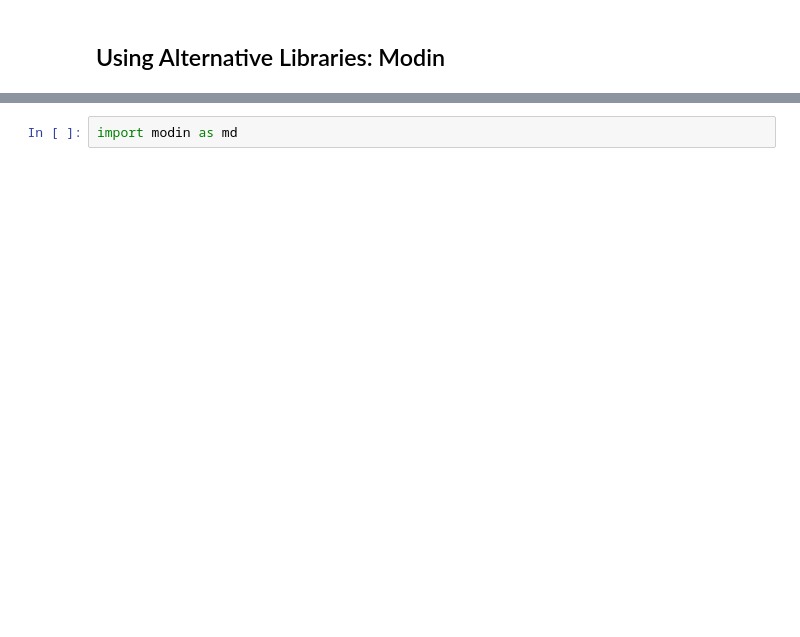
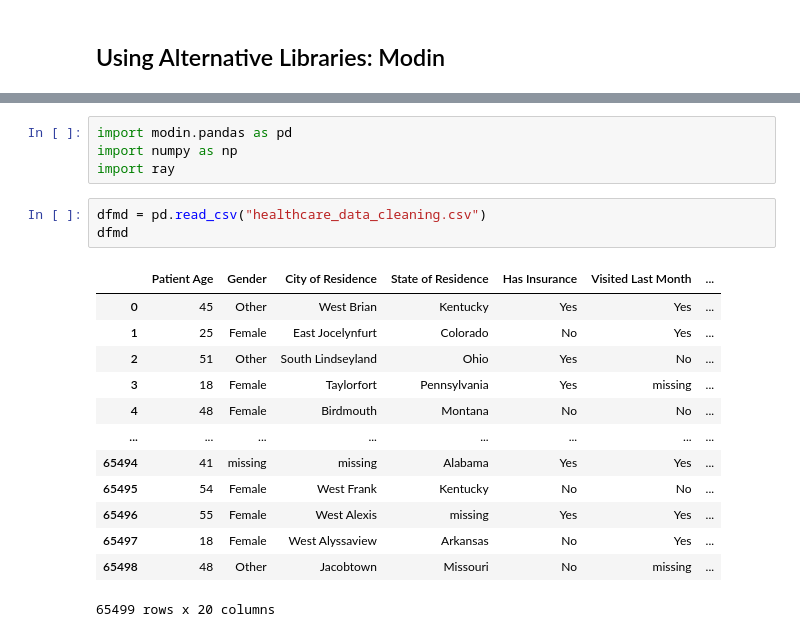
Before and after one commit to ktdutta/datasci_2_manipulation, a Jupyter notebook: HHA_507_Data_Cleaning_Assignment_WK2.ipynb, the cells around one changed output, grey strips where cells are left out. Saved outputs shown, nothing was run; the diff lists cells and outputs as text; blank space fills up the shorter version.

Commit message:
polars and modin updated

```diff
--- a/HHA_507_Data_Cleaning_Assignment_WK2.ipynb
+++ b/HHA_507_Data_Cleaning_Assignment_WK2.ipynb
@@ -229,2 +236,21 @@ Requirement already satisfied: six>=1.5 in /usr/local/lib/python3.10/dist-packag
-# %%
-import modin as md
+# %%
+import modin.pandas as pd
+import numpy as np
+import ray
+# %%
+dfmd = pd.read_csv("healthcare_data_cleaning.csv")
+dfmd
+# %% [output]
+|  | Patient Age | Gender | City of Residence | State of Residence | Has Insurance | Visited Last Month | ... |
+| 0 | 45 | Other | West Brian | Kentucky | Yes | Yes | ... |
+| 1 | 25 | Female | East Jocelynfurt | Colorado | No | Yes | ... |
+| 2 | 51 | Other | South Lindseyland | Ohio | Yes | No | ... |
+| 3 | 18 | Female | Taylorfort | Pennsylvania | Yes | missing | ... |
+| 4 | 48 | Female | Birdmouth | Montana | No | No | ... |
+| ... | ... | ... | ... | ... | ... | ... | ... |
+| 65494 | 41 | missing | missing | Alabama | Yes | Yes | ... |
+| 65495 | 54 | Female | West Frank | Kentucky | No | No | ... |
+| 65496 | 55 | Female | West Alexis | missing | Yes | Yes | ... |
+| 65497 | 18 | Female | West Alyssaview | Arkansas | No | Yes | ... |
+| 65498 | 48 | Other | Jacobtown | Missouri | No | missing | ... |
+65499 rows x 20 columns
```
Also changed, not shown: parts of 5 cells of this notebook.
